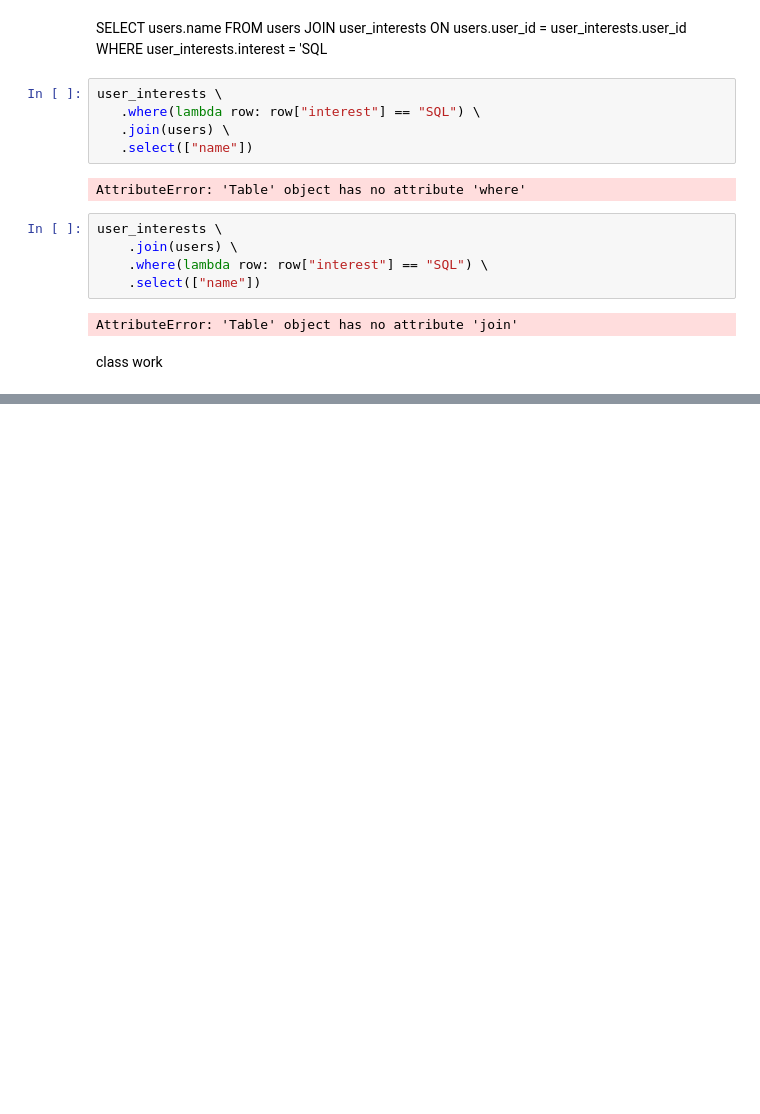
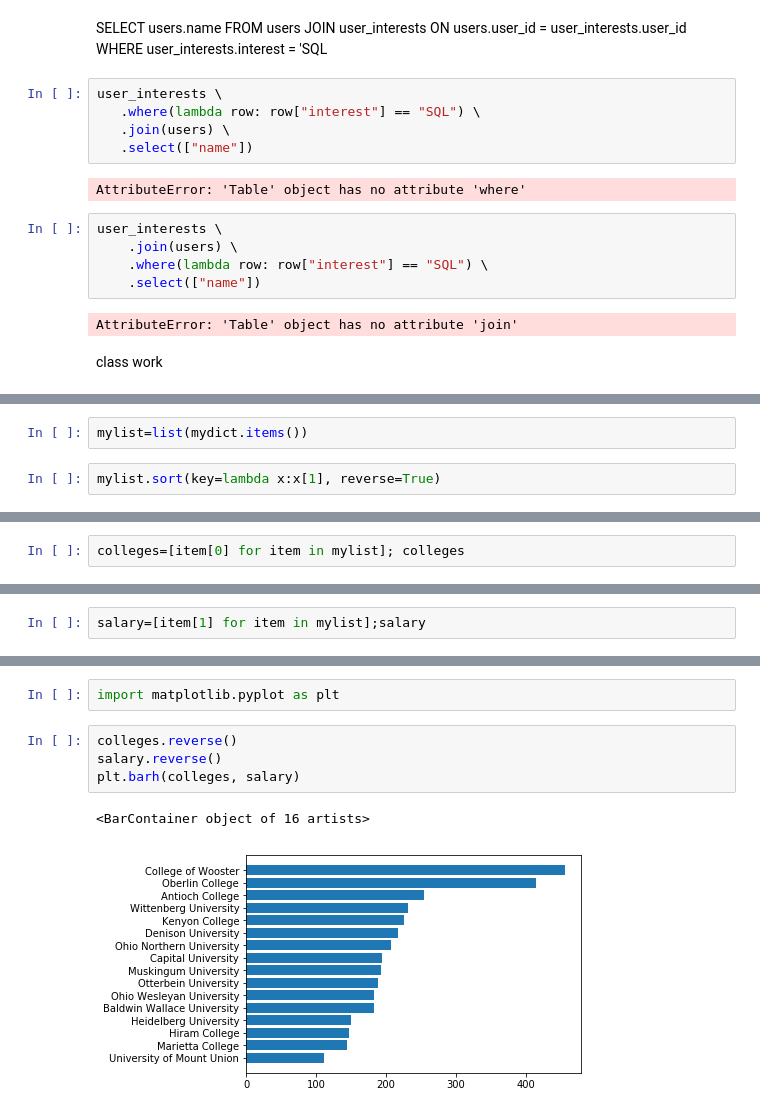
Before and after one commit to jiyuanlee/5731, a Jupyter notebook: Jiyuan_selfstudy3.ipynb, the cells around one changed output, grey strips where cells are left out. Drawn from its saved outputs; the diff is of its cells as text; blank space fills up the shorter version.

```diff
--- a/Jiyuan_selfstudy3.ipynb
+++ b/Jiyuan_selfstudy3.ipynb
@@ -758,0 +877,4 @@ NameError: name 'element' is not defined
+# %%
+mylist=list(mydict.items())
+# %%
+mylist.sort(key=lambda x:x[1], reverse=True)
@@ -758,0 +920,2 @@ NameError: name 'element' is not defined
+# %%
+colleges=[item[0] for item in mylist]; colleges
@@ -758,0 +939,2 @@ NameError: name 'element' is not defined
+# %%
+salary=[item[1] for item in mylist];salary
@@ -758,0 +958,9 @@ NameError: name 'element' is not defined
+# %%
+import matplotlib.pyplot as plt
+# %%
+colleges.reverse()
+salary.reverse()
+plt.barh(colleges, salary)
+# %% [output]
+<BarContainer object of 16 artists>
+[figure, added]
```
Also changed, not shown: parts of 24 cells of this notebook.
